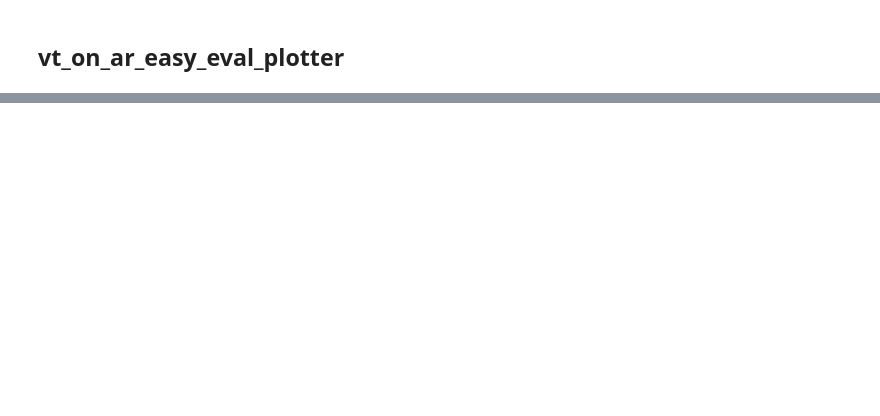
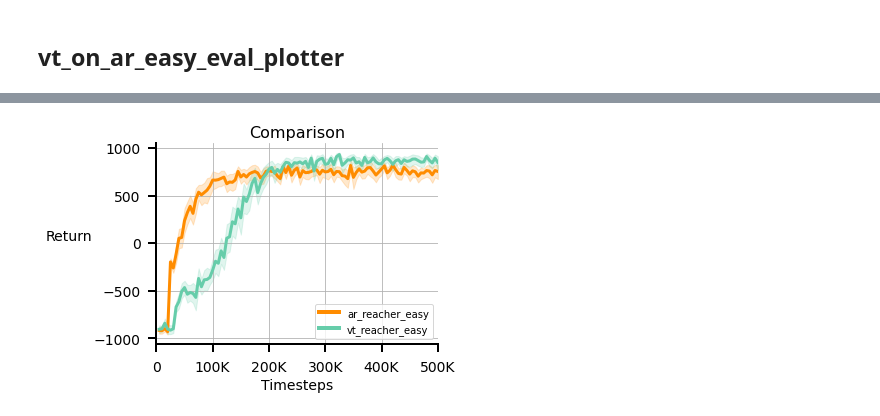
Before and after one commit to gauthamvasan/rl_suite, a Jupyter notebook: rl_suite/plot/reward_comparisons_plot.ipynb, the cells around one changed output, grey strips where cells are left out. Saved outputs shown, nothing was run; the diff lists cells and outputs as text; code cells hidden in the pictures; blank space fills up the shorter version.

```diff
--- a/rl_suite/plot/reward_comparisons_plot.ipynb
+++ b/rl_suite/plot/reward_comparisons_plot.ipynb
@@ -390,0 +350,22 @@ plt.close()
+# %%
+# Plot
+setsizes()
+setaxes()
+
+# for env in envs:
+# plt.figure()
+plt_formatter()
+plt.xlim(0, 500000)
+
+sns.lineplot(x="step", y='avg_ret', data=df, hue='env', palette=color_palette)
+set_labels("Comparison", labelpad=25)
+
+# plt.legend(handles=legend_elements, loc='lower right')
+plt.legend(handles=legend_elements, loc='best')
+plt.tight_layout()
+plt.locator_params(axis='x', nbins=8)
+# plt.savefig(title+'.pdf', dpi=200)
+plt.show()
+plt.close()
+# %% [output]
+[figure, added]
```
Also changed, not shown: parts of 10 cells of this notebook, 1 other file.
